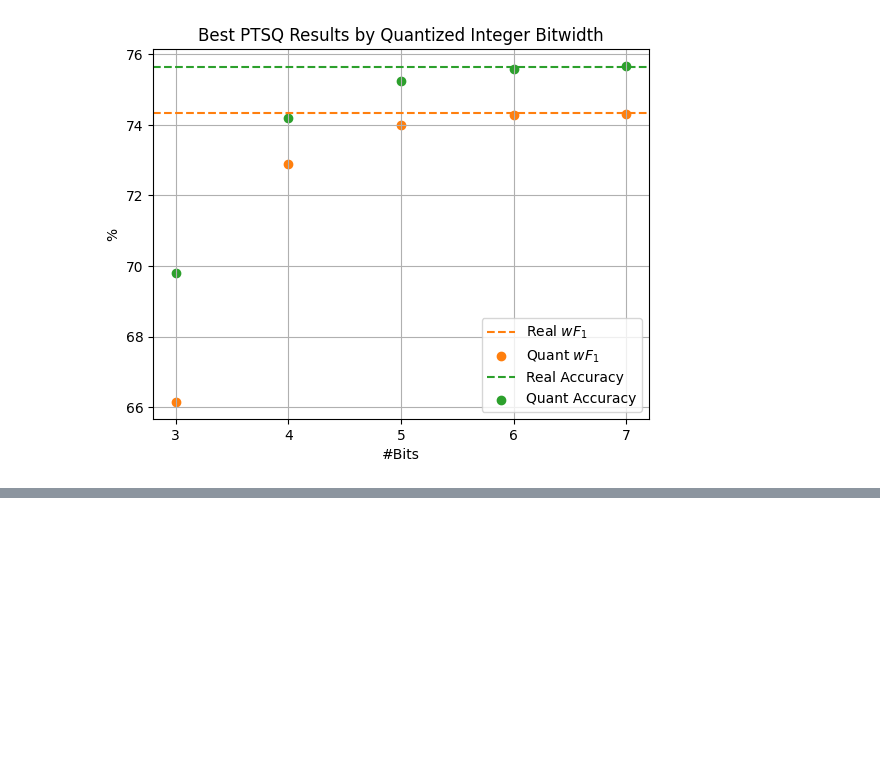
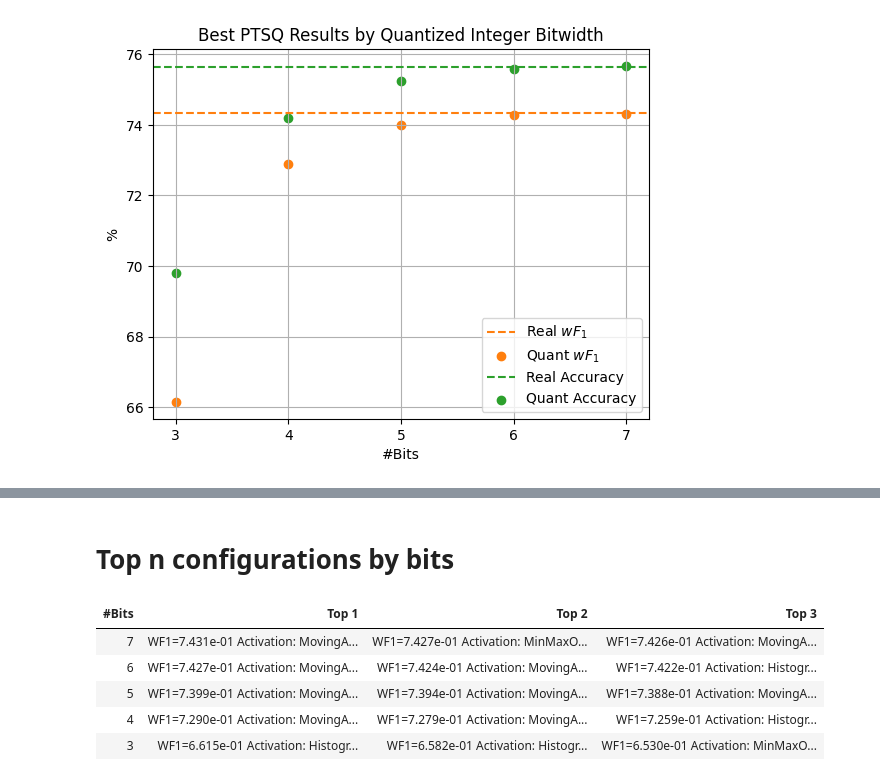
Before and after one commit to jroeger23/bachelor_thesis_code, a Jupyter notebook: eval_notebooks/ptsq_cnn-imu_lara_eval.ipynb, the cells around one changed output, grey strips where cells are left out. Drawn from its saved outputs; the diff is of its cells as text; code cells hidden in the pictures; blank space fills up the shorter version.

```diff
--- a/eval_notebooks/ptsq_cnn-imu_lara_eval.ipynb
+++ b/eval_notebooks/ptsq_cnn-imu_lara_eval.ipynb
@@ -151,0 +216,45 @@ fig.show()
+# %% [markdown]
+# Top n configurations by bits
+# %%
+from tabulate import tabulate
+from common.eval.visualization import autoSortedRowTable
+
+
+def fmtObserverConfig(ex):
+  cfg = ex.to_dict()['config']
+  act_args = cfg['activation_observer_args']
+  act_obs = cfg['activation_observer'].split('.')[-1]
+  wgt_obs = cfg['weight_observer'].split('.')[-1]
+  wgt_args = cfg['weight_observer_args']
+  return f'WF1={ex.metrics["test/wf1"].max():.03e}\n'\
+        +f'Activation: {act_obs} [{act_args["quant_min"]}, {act_args["quant_max"]}]\n'\
+        +f'Weight:     {wgt_obs} [{wgt_args["quant_min"]}, {wgt_args["quant_max"]}]'
+
+
+def cfgIdentifier(ex):
+  cfg = ex.to_dict()['config']
+  return (cfg['activation_observer'], cfg['weight_observer'], cfg['weight_range'])
+
+
+ex_wf1 = lambda e: e.metrics['test/wf1'].max()
+
+top_n = 3
+
+table_data = autoSortedRowTable(items=completed_experiments,
+                                content_fn=fmtObserverConfig,
+                                row_id_fn=lambda e: e.to_dict()['config']['n_bits'],
+                                row_order_desc=True,
+                                col_id_fn=cfgIdentifier,
+                                col_ord_fn=ex_wf1,
+                                col_ord_desc=True,
+                                reduce_fn=lambda exs: max(exs, key=ex_wf1),
+                                n_cols=top_n)
+table_header = ['#Bits'] + [f'Top {n+1}' for n in range(top_n)]
+tabulate(tabular_data=table_data, headers=table_header, tablefmt='html')
+# %% [output]
+| #Bits | Top 1 | Top 2 | Top 3 |
+| 7 | WF1=7.431e-01 Activation: MovingA... | WF1=7.427e-01 Activation: MinMaxO... | WF1=7.426e-01 Activation: MovingA... |
+| 6 | WF1=7.427e-01 Activation: MovingA... | WF1=7.424e-01 Activation: MovingA... | WF1=7.422e-01 Activation: Histogr... |
+| 5 | WF1=7.399e-01 Activation: MovingA... | WF1=7.394e-01 Activation: MovingA... | WF1=7.388e-01 Activation: MovingA... |
+| 4 | WF1=7.290e-01 Activation: MovingA... | WF1=7.279e-01 Activation: MovingA... | WF1=7.259e-01 Activation: Histogr... |
+| 3 | WF1=6.615e-01 Activation: Histogr... | WF1=6.582e-01 Activation: Histogr... | WF1=6.530e-01 Activation: MinMaxO... |
```
Also changed, not shown: parts of 7 cells of this notebook.
